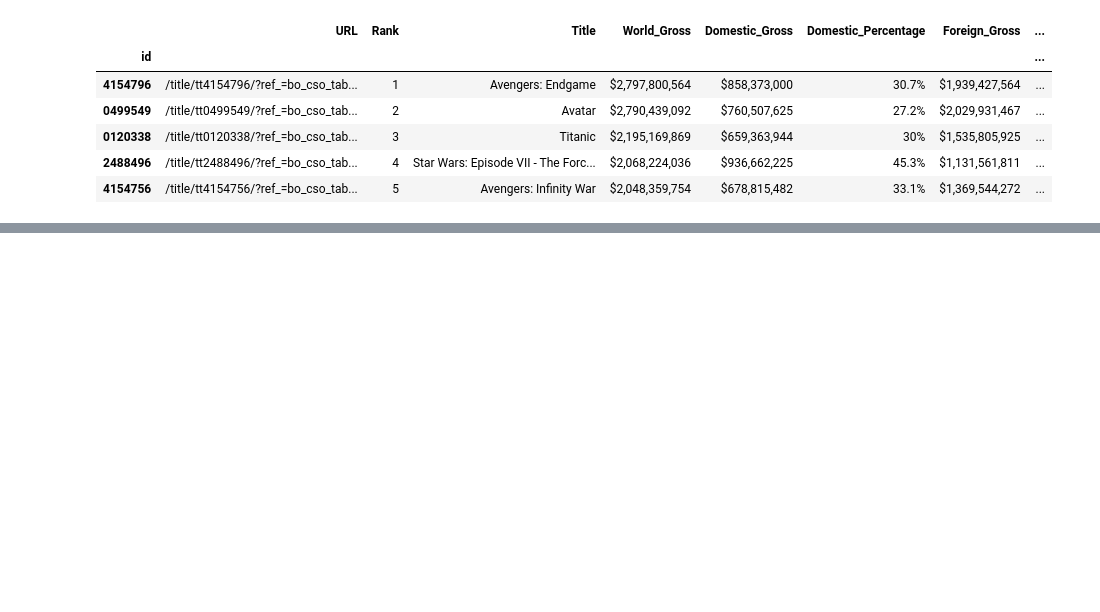
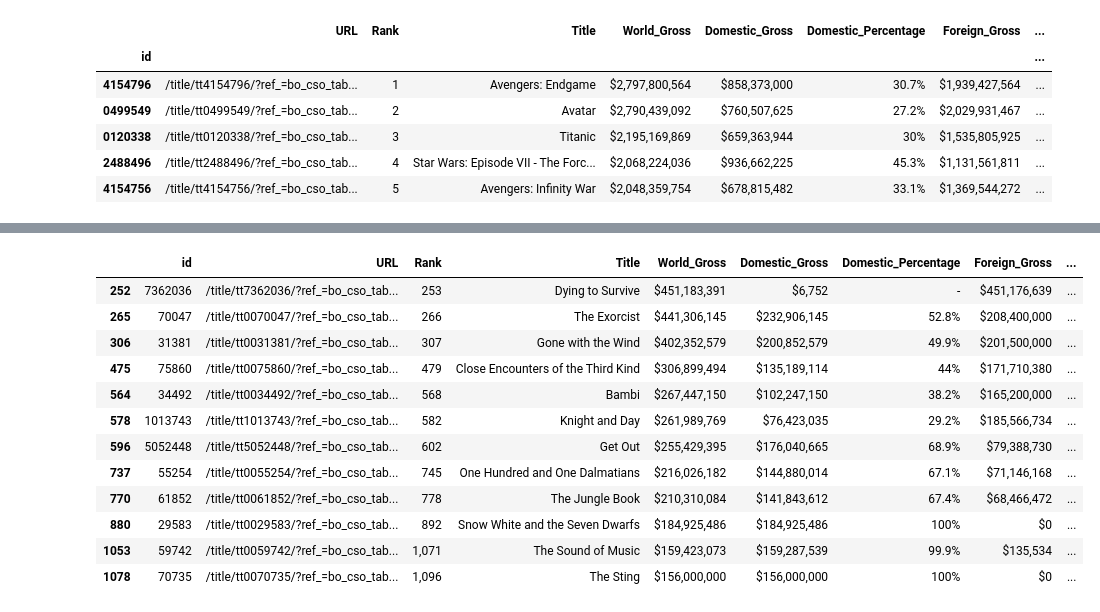
Before and after one commit to JuliaQiao/Blockbuster_Goes_Abroad, a Jupyter notebook: Concat and Merge Mojo Dataframes.ipynb, the cells around one changed output, grey strips where cells are left out. Cells and saved outputs as stored; diff of their text form; code cells hidden in the pictures; blank space fills up the shorter version.

```diff
--- a/Concat and Merge Mojo Dataframes.ipynb
+++ b/Concat and Merge Mojo Dataframes.ipynb
@@ -107,3 +108,5 @@ compiled_df.head()
 | 4154756 | /title/tt4154756/?ref_=bo_cso_tab... | 5 | Avengers: Infinity War | $2,048,359,754 | $678,815,482 | 33.1% | $1,369,544,272 | ... |
 # %%
 compiled_df.to_csv(r'/Users/juliaqiao/Documents/Metis/Project_2.csv')
+# %%
+clean_df = pd.read_csv('compiled_df_original.csv')
@@ -109,0 +164,4 @@ compiled_df.to_csv(r'/Users/juliaqiao/Documents/Metis/Project_2.csv')
+# %%
+clean_df['Foreign_Gross_Clean'] = clean_df['Foreign_Gross'].astype('|S')
+# %%
+clean_df['Foreign_Gross_Clean'] = clean_df['Foreign_Gross_Clean'].replace("$", "").replace(",", "")
@@ -109,0 +225,17 @@ compiled_df.to_csv(r'/Users/juliaqiao/Documents/Metis/Project_2.csv')
+# %%
+#several movies missing domestic gross but other values look good
+clean_df[clean_df.domestic_opening_gross.isnull()]
+# %% [output]
+|  | id | URL | Rank | Title | World_Gross | Domestic_Gross | Domestic_Percentage | Foreign_Gross | ... |
+| 252 | 7362036 | /title/tt7362036/?ref_=bo_cso_tab... | 253 | Dying to Survive | $451,183,391 | $6,752 | - | $451,176,639 | ... |
+| 265 | 70047 | /title/tt0070047/?ref_=bo_cso_tab... | 266 | The Exorcist | $441,306,145 | $232,906,145 | 52.8% | $208,400,000 | ... |
+| 306 | 31381 | /title/tt0031381/?ref_=bo_cso_tab... | 307 | Gone with the Wind | $402,352,579 | $200,852,579 | 49.9% | $201,500,000 | ... |
+| 475 | 75860 | /title/tt0075860/?ref_=bo_cso_tab... | 479 | Close Encounters of the Third Kind | $306,899,494 | $135,189,114 | 44% | $171,710,380 | ... |
+| 564 | 34492 | /title/tt0034492/?ref_=bo_cso_tab... | 568 | Bambi | $267,447,150 | $102,247,150 | 38.2% | $165,200,000 | ... |
+| 578 | 1013743 | /title/tt1013743/?ref_=bo_cso_tab... | 582 | Knight and Day | $261,989,769 | $76,423,035 | 29.2% | $185,566,734 | ... |
+| 596 | 5052448 | /title/tt5052448/?ref_=bo_cso_tab... | 602 | Get Out | $255,429,395 | $176,040,665 | 68.9% | $79,388,730 | ... |
+| 737 | 55254 | /title/tt0055254/?ref_=bo_cso_tab... | 745 | One Hundred and One Dalmatians | $216,026,182 | $144,880,014 | 67.1% | $71,146,168 | ... |
+| 770 | 61852 | /title/tt0061852/?ref_=bo_cso_tab... | 778 | The Jungle Book | $210,310,084 | $141,843,612 | 67.4% | $68,466,472 | ... |
+| 880 | 29583 | /title/tt0029583/?ref_=bo_cso_tab... | 892 | Snow White and the Seven Dwarfs | $184,925,486 | $184,925,486 | 100% | $0 | ... |
+| 1053 | 59742 | /title/tt0059742/?ref_=bo_cso_tab... | 1,071 | The Sound of Music | $159,423,073 | $159,287,539 | 99.9% | $135,534 | ... |
+| 1078 | 70735 | /title/tt0070735/?ref_=bo_cso_tab... | 1,096 | The Sting | $156,000,000 | $156,000,000 | 100% | $0 | ... |
```
Also changed, not shown: parts of 81 cells of this notebook, 11 other files.
